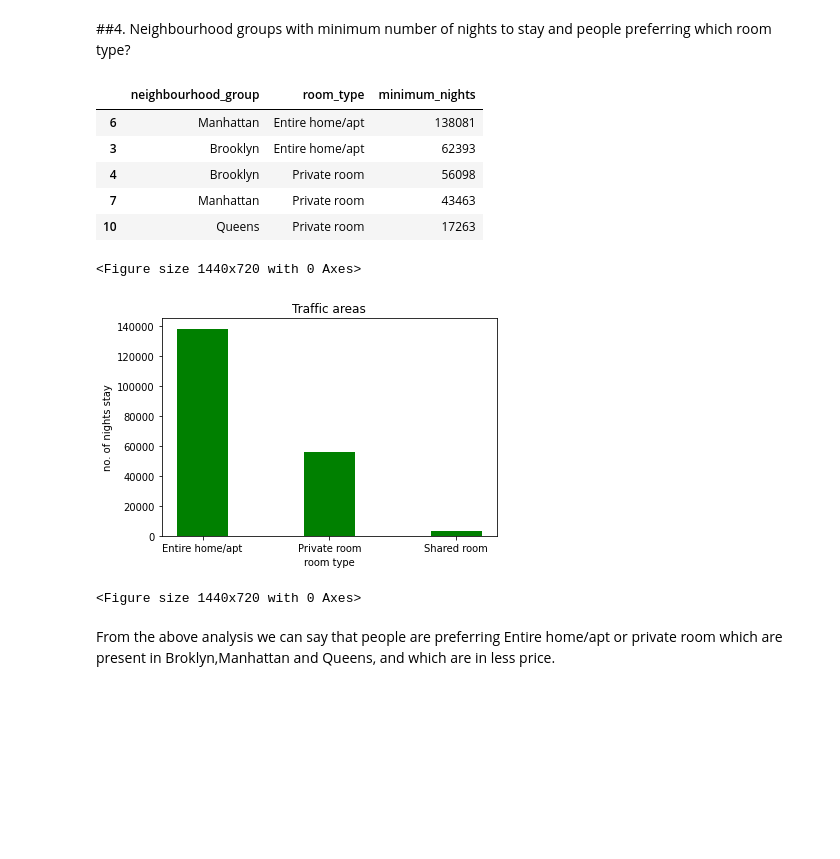
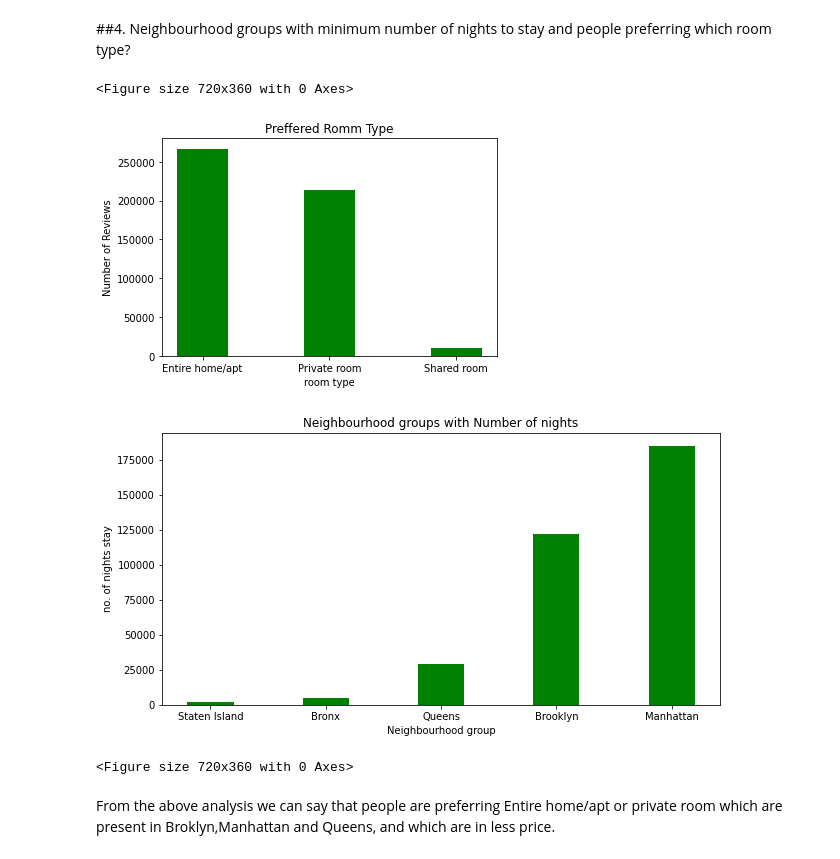
Before and after one commit to anshu57/Airbnb-booking-analysis, a Jupyter notebook: Airbnb_Bookings_Analysis_Capstone_Project.ipynb, the cells around one changed output. Cells and saved outputs as stored; diff of their text form; code cells hidden in the pictures; blank space fills up the shorter version.

```diff
--- a/Airbnb_Bookings_Analysis_Capstone_Project.ipynb
+++ b/Airbnb_Bookings_Analysis_Capstone_Project.ipynb
@@ -243,27 +243,28 @@ Because these hosts listed room type as Entire home and Private room which is pr
 # %% [markdown]
 ##4. Neighbourhood groups with minimum number of nights to stay and people preferring which room type?
 # %%
-traffic_areas = df.groupby(['neighbourhood_group','room_type'])['minimum_nights'].sum().reset_index()
-traffic_areas = traffic_areas.sort_values(by='minimum_nights', ascending=False)
+traffic_areas = df.groupby(['neighbourhood_group','room_type'])['number_of_reviews'].sum().reset_index()
+traffic_areas = traffic_areas.sort_values(by='number_of_reviews', ascending=False)
-# %%
-traffic_areas.head(5)
-# %% [output]
-|  | neighbourhood_group | room_type | minimum_nights |
-| 6 | Manhattan | Entire home/apt | 138081 |
-| 3 | Brooklyn | Entire home/apt | 62393 |
-| 4 | Brooklyn | Private room | 56098 |
-| 7 | Manhattan | Private room | 43463 |
-| 10 | Queens | Private room | 17263 |
+# %%
+traffic_areas_minimum_nights = df.groupby(['neighbourhood_group'])['minimum_nights'].sum().reset_index()
+traffic_areas_minimum_nights = traffic_areas_minimum_nights.sort_values(by='minimum_nights', ascending=True)
 # %%
-plt.bar(traffic_areas['room_type'],traffic_areas['minimum_nights'],color ='green', width = 0.4)
-plt.title('Traffic areas')
+plt.bar(traffic_areas['room_type'],traffic_areas['number_of_reviews'],color ='green', width = 0.4)
+plt.title('Preffered Romm Type')
 plt.xlabel('room type')
+plt.ylabel('Number of Reviews')
+plt.figure(figsize=(10,5))
+
+plt.bar(traffic_areas_minimum_nights['neighbourhood_group'],traffic_areas_minimum_nights['minimum_nights'],color ='green', width = 0.4)
+plt.title('Neighbourhood groups with Number of nights')
+plt.xlabel('Neighbourhood group')
 plt.ylabel('no. of nights stay')
-plt.figure(figsize=(20,10))
+plt.figure(figsize=(10,5))
 # %% [output]
-<Figure size 1440x720 with 0 Axes>
+<Figure size 720x360 with 0 Axes>
-[figure, old version]
+[figure, new version]
+[figure, added]
-<Figure size 1440x720 with 0 Axes>
+<Figure size 720x360 with 0 Axes>
 # %% [markdown]
 From the above analysis we can say that people are preferring Entire home/apt or private room which are present in Broklyn,Manhattan and Queens, and which are in less price.
 # %% [markdown]
```
